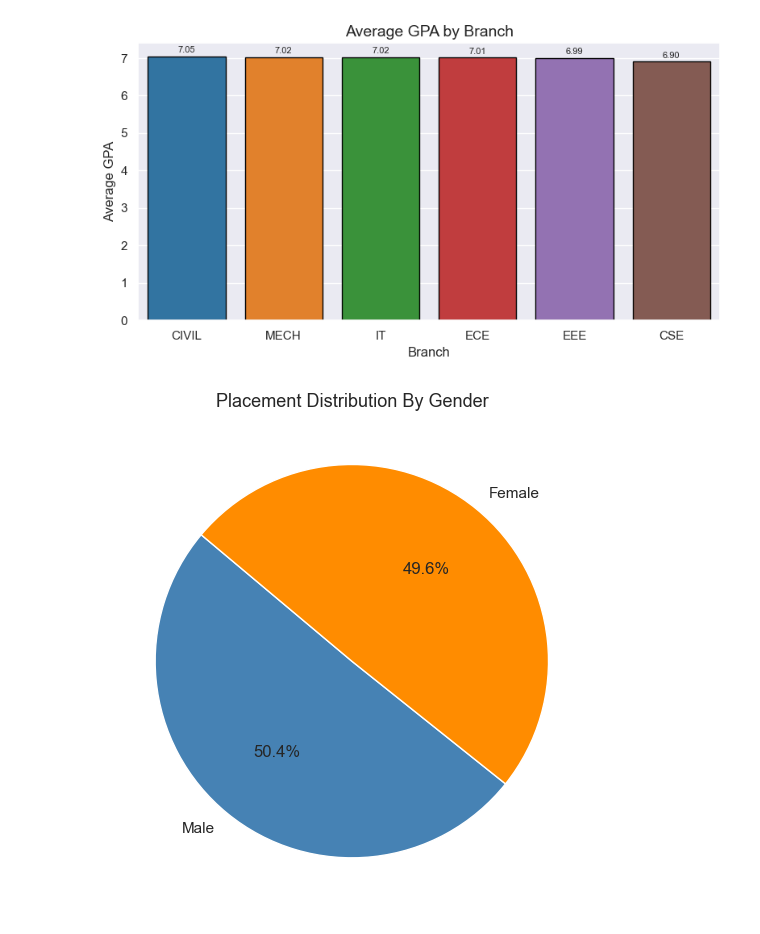
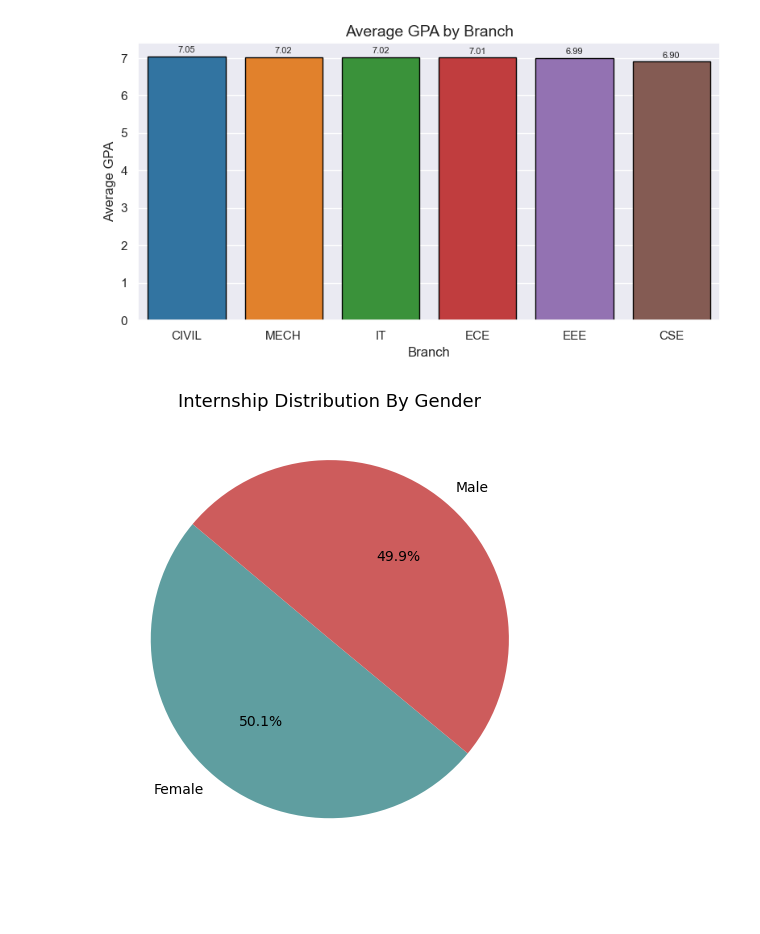
Before and after one commit to KoushikMehta31/EDA-Placement-Analysis-using-Python, a Jupyter notebook: Project File/Engineering Student Jourany.ipynb, the cells around one changed output. Cells and saved outputs as stored; diff of their text form; code cells hidden in the pictures; blank space fills up the shorter version.

```diff
--- a/Project File/Engineering Student Jourany.ipynb
+++ b/Project File/Engineering Student Jourany.ipynb
@@ -334,24 +334,24 @@ plt.show()
 # %% [output]
 [figure]
 # %%
-placement_gender = df[df['Placement Status'] == 'Placed']
+internship_gender = df[df['Internship Done'] == 'Yes']
 
-gender_counts = placement_gender['Gender'].value_counts()
+gender_counts = internship_gender['Gender'].value_counts()
 
-colors = ['steelblue', 'darkorange']
+colors = ['cadetblue', 'indianred']
 
-plt.figure(figsize=(5.5, 5.5))
+plt.figure(figsize=(5, 5))
 plt.pie(
     gender_counts,
     labels=gender_counts.index,
     autopct='%1.1f%%',
     startangle=140,
     colors=colors
 )
 
-plt.title('Placement Distribution By Gender', fontsize=13)
+plt.title('Internship Distribution By Gender', fontsize=13)
 plt.tight_layout()
 plt.show()
 # %% [output]
-[figure, old version]
+[figure, new version]
 # %%
```
Also changed, not shown: parts of 1 cell of this notebook.
